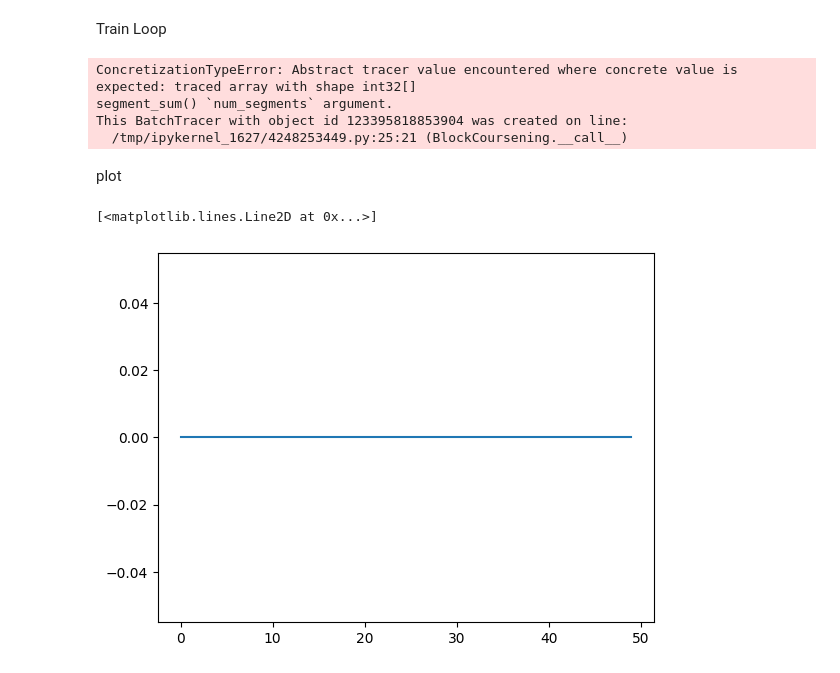
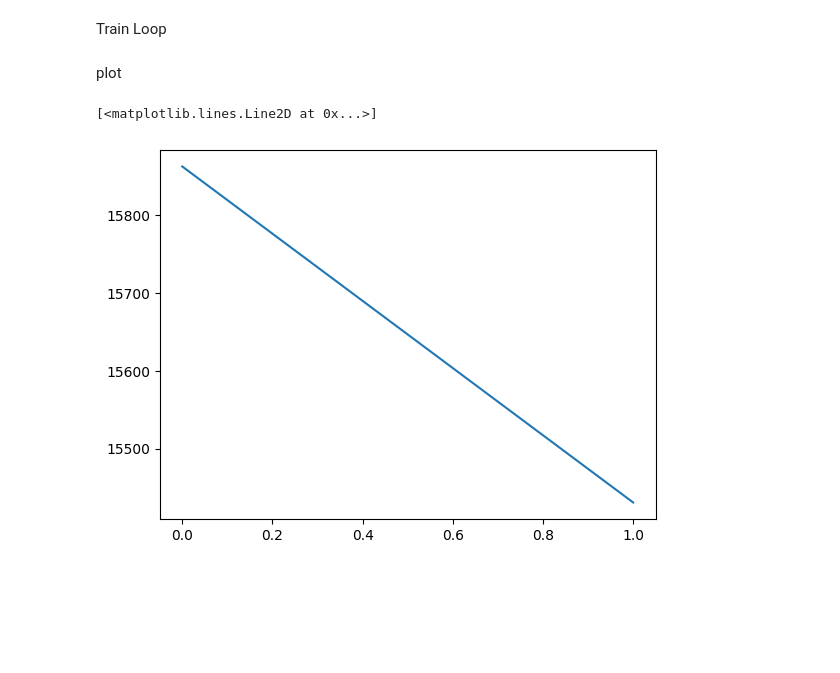
Before and after one commit to youngers2006/Research-Placement, a Jupyter notebook: JAX_GNN_withProcessing.ipynb, the cells around one changed output. Cells and saved outputs as stored; diff of their text form; code cells hidden in the pictures; blank space fills up the shorter version.

```diff
--- a/JAX_GNN_withProcessing.ipynb
+++ b/JAX_GNN_withProcessing.ipynb
@@ -663,7 +666,7 @@ def train_step(Model, optimiser, GraphandTarget_batch, batched_zero_graph, *, al
         return loss
 
     loss, grads = nnx.value_and_grad(wrapped_loss, argnums=0)(Model)
-    optimiser.update(grads)
+    optimiser.update(Model, grads)
     return loss
 # %% [markdown]
 Train Loop
@@ -672,7 +675,7 @@ Model = GNN(
     node_feature_dim=7,
     embedding_dim=128,
     output_dim=1,
-    pooling_block_dims_1=(2,2,2),
+    pooling_block_dims_1=(5,5,5),
     boundary_nodes=dataset['boundary_nodes_indices'],
     disp_mean=params_dict['displacements']['mean'],
     disp_std=params_dict['displacements']['std_dev'],
@@ -725,15 +728,10 @@ for epoch in range(Epochs):
     avg_loss = running_loss / batch_count if batch_count > 0 else 0.0
     loss_record.append(avg_loss)
     CV_loss_record.append(CV_loss)
-# %% [output]
-ConcretizationTypeError: Abstract tracer value encountered where concrete value is expected: traced array with shape int32[]
-segment_sum() `num_segments` argument.
-This BatchTracer with object id 123395818853904 was created on line:
-  /tmp/ipykernel_1627/4248253449.py:25:21 (BlockCoursening.__call__)
 # %% [markdown]
 plot
 # %%
-plt.plot(loss_record)
+plt.plot(loss_record[48:])
 # %% [output]
 [<matplotlib.lines.Line2D at 0x...>]
-[figure, old version]
+[figure, new version]
```
Also changed, not shown: parts of 1 cell of this notebook.
